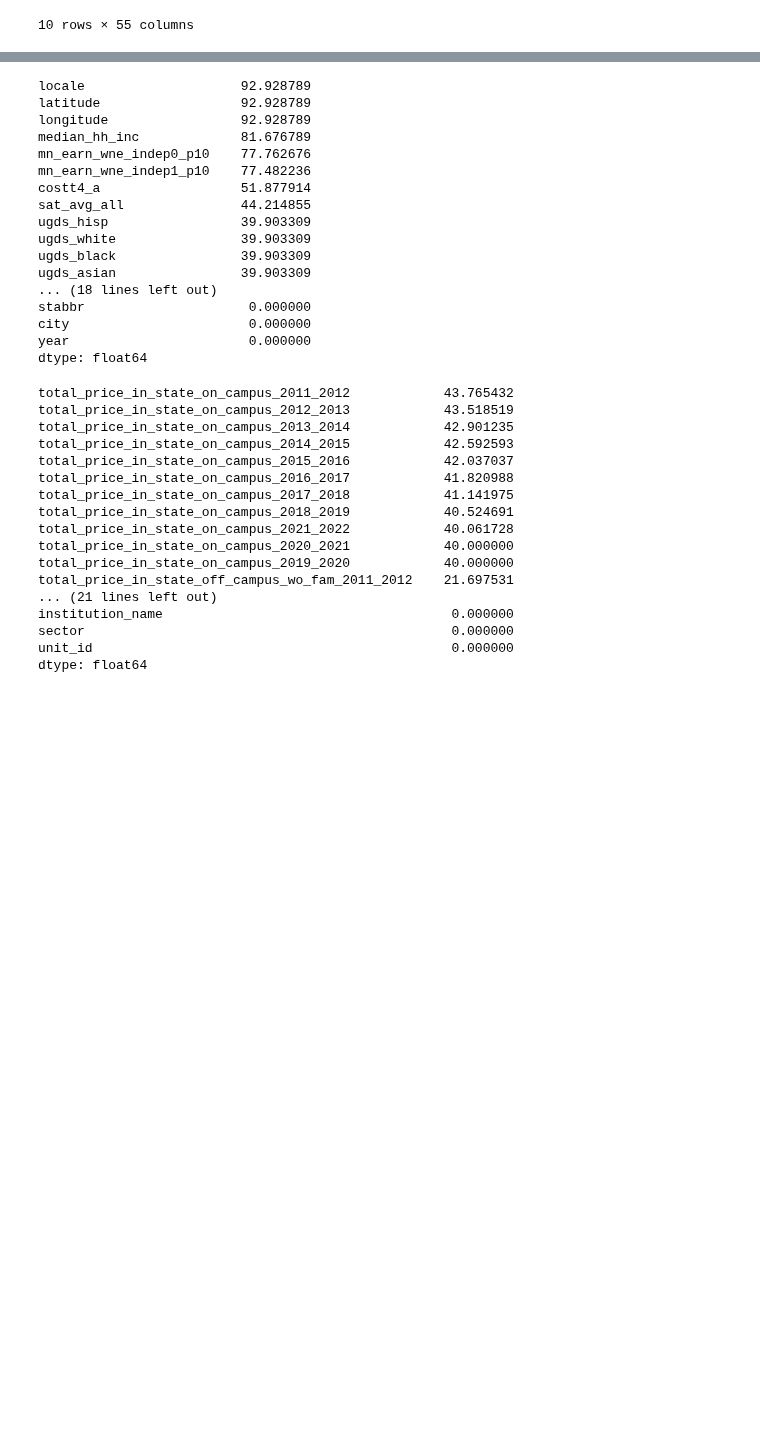
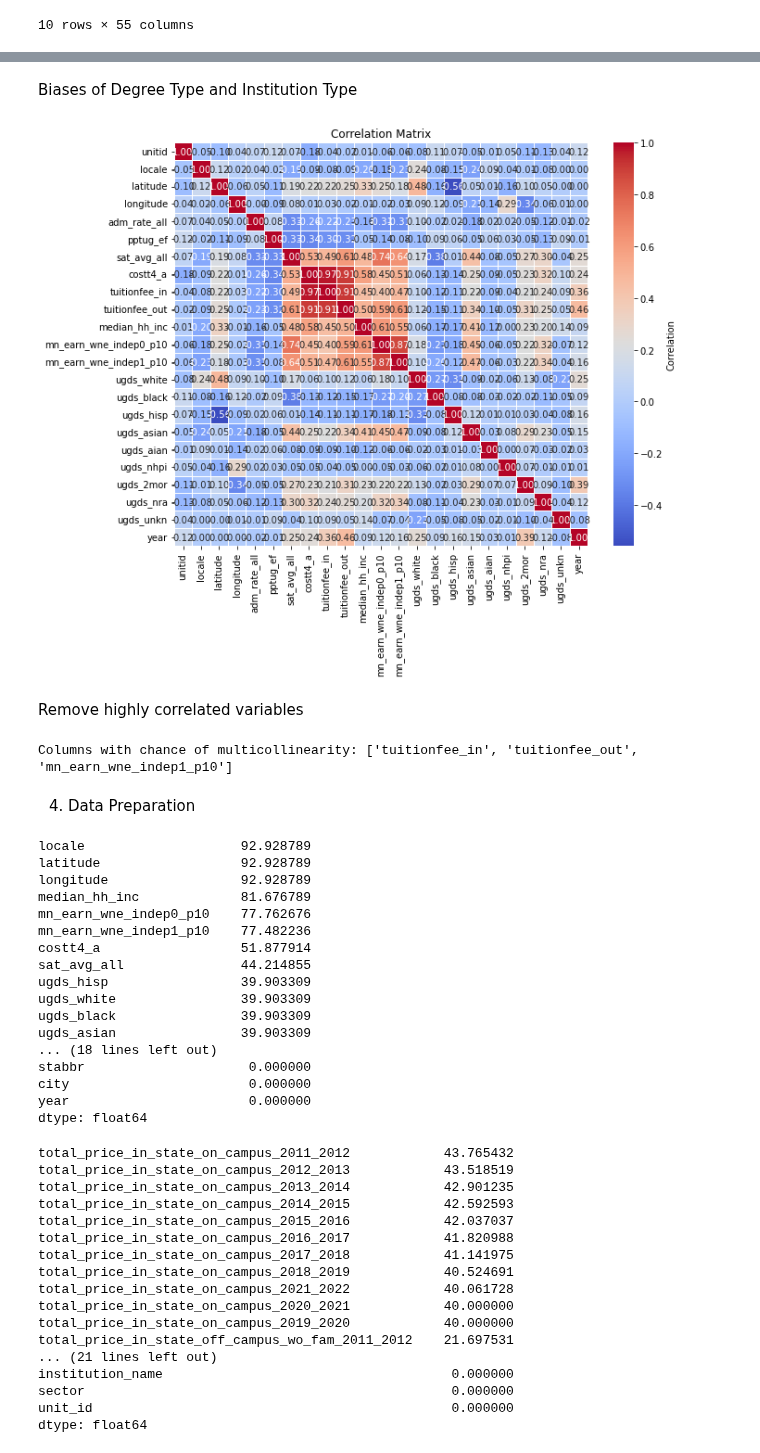
Before and after one commit to dsklnr/ADS508, a Jupyter notebook: CollegeAffordability.ipynb, the cells around one changed output, grey strips where cells are left out. Cells and saved outputs as stored; diff of their text form; code cells hidden in the pictures; blank space fills up the shorter version.

```diff
--- a/CollegeAffordability.ipynb
+++ b/CollegeAffordability.ipynb
@@ -755,0 +935,2 @@ Unemployment = pd.read_sql(f'SELECT * FROM {college_affordability_database}.{pov
+# %% [markdown]
+Biases of Degree Type and Institution Type
@@ -755,0 +971,14 @@ Unemployment = pd.read_sql(f'SELECT * FROM {college_affordability_database}.{pov
+# %%
+# assign correlation function to new variable
+corr = University.corr()
+corr
+
+# Create a heatmap using seaborn
+plt.figure(figsize=(10, 8))
+sns.heatmap(corr, annot=True, cmap='coolwarm', fmt=".2f", linewidths=0.5, mask=corr.isnull(), cbar_kws={'label': 'Correlation'})
+plt.title('Correlation Matrix')
+plt.show()
+# %% [output]
+[figure, added]
+# %% [markdown]
+Remove highly correlated variables
@@ -755,0 +988,12 @@ Unemployment = pd.read_sql(f'SELECT * FROM {college_affordability_database}.{pov
+# %%
+cor_matrix = University.corr().abs()
+upper_tri = cor_matrix.where(np.triu(np.ones(cor_matrix.shape),
+                                     k=1).astype(bool))
+
+to_drop = [column for column in upper_tri.columns if
+           any(upper_tri[column] > 0.80)]
+print('Columns with chance of multicollinearity: %s'%to_drop)
+# %% [output]
+Columns with chance of multicollinearity: ['tuitionfee_in', 'tuitionfee_out', 'mn_earn_wne_indep1_p10']
+# %% [markdown]
+4. Data Preparation
```
Also changed, not shown: parts of 28 cells of this notebook.
